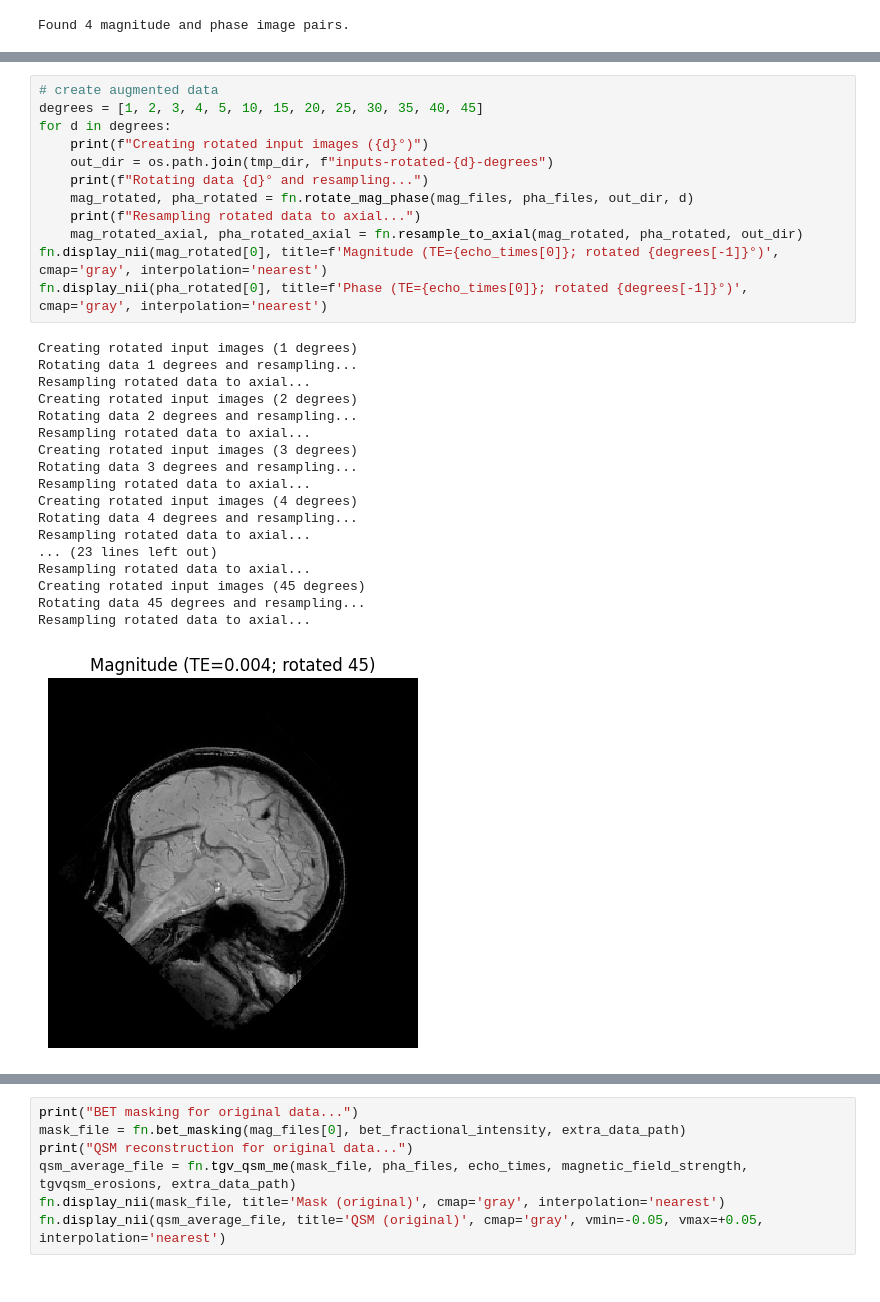
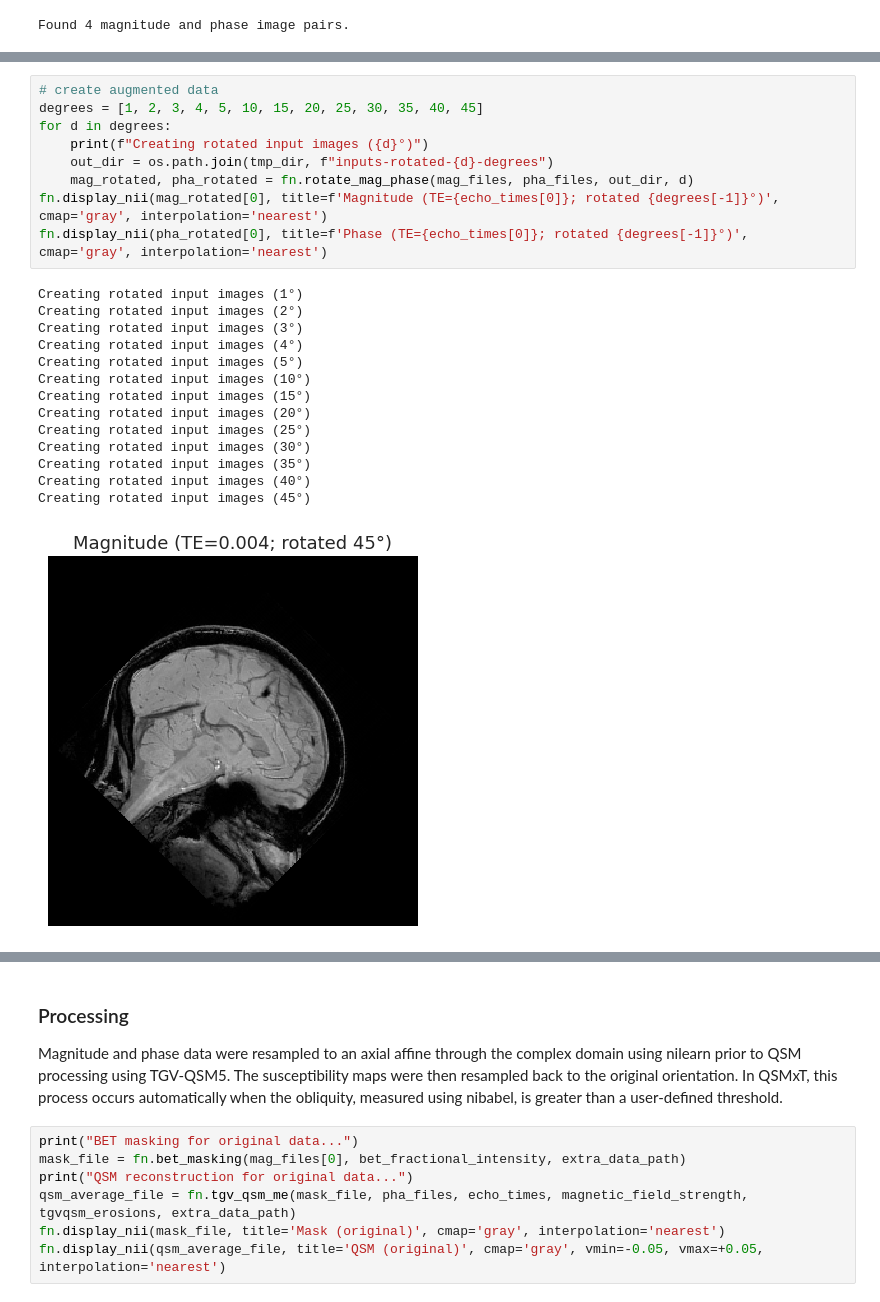
Before and after one commit to astewartau/2022-qsm-orientation-abstract, a Jupyter notebook: abstract-code.ipynb, the cells around one changed output, grey strips where cells are left out. Cells and saved outputs as stored; diff of their text form.

```diff
--- a/abstract-code.ipynb
+++ b/abstract-code.ipynb
@@ -41,31 +60,24 @@ fn.display_nii(pha_files[0], title=f'Phase (TE={echo_times[0]})', cmap='gray', i
 # %%
 # create augmented data
 degrees = [1, 2, 3, 4, 5, 10, 15, 20, 25, 30, 35, 40, 45]
 for d in degrees:
     print(f"Creating rotated input images ({d}°)")
     out_dir = os.path.join(tmp_dir, f"inputs-rotated-{d}-degrees")
-    print(f"Rotating data {d}° and resampling...")
     mag_rotated, pha_rotated = fn.rotate_mag_phase(mag_files, pha_files, out_dir, d)
-    print(f"Resampling rotated data to axial...")
-    mag_rotated_axial, pha_rotated_axial = fn.resample_to_axial(mag_rotated, pha_rotated, out_dir)
 fn.display_nii(mag_rotated[0], title=f'Magnitude (TE={echo_times[0]}; rotated {degrees[-1]}°)', cmap='gray', interpolation='nearest')
 fn.display_nii(pha_rotated[0], title=f'Phase (TE={echo_times[0]}; rotated {degrees[-1]}°)', cmap='gray', interpolation='nearest')
 # %% [output]
-Creating rotated input images (1 degrees)
-Rotating data 1 degrees and resampling...
-Resampling rotated data to axial...
-Creating rotated input images (2 degrees)
-Rotating data 2 degrees and resampling...
-Resampling rotated data to axial...
-Creating rotated input images (3 degrees)
-Rotating data 3 degrees and resampling...
-Resampling rotated data to axial...
-Creating rotated input images (4 degrees)
-Rotating data 4 degrees and resampling...
-Resampling rotated data to axial...
-... (23 lines left out)
-Resampling rotated data to axial...
-Creating rotated input images (45 degrees)
-Rotating data 45 degrees and resampling...
-Resampling rotated data to axial...
+Creating rotated input images (1°)
+Creating rotated input images (2°)
+Creating rotated input images (3°)
+Creating rotated input images (4°)
+Creating rotated input images (5°)
+Creating rotated input images (10°)
+Creating rotated input images (15°)
+Creating rotated input images (20°)
+Creating rotated input images (25°)
+Creating rotated input images (30°)
+Creating rotated input images (35°)
+Creating rotated input images (40°)
+Creating rotated input images (45°)
-[figure, old version]
+[figure, new version]
@@ -73,3 +85,7 @@ Resampling rotated data to axial...
+# %% [markdown]
+### Processing
+
+Magnitude and phase data were resampled to an axial affine through the complex domain using nilearn prior to QSM processing using TGV-QSM5. The susceptibility maps were then resampled back to the original orientation. In QSMxT, this process occurs automatically when the obliquity, measured using nibabel, is greater than a user-defined threshold.
 # %%
 print("BET masking for original data...")
 mask_file = fn.bet_masking(mag_files[0], bet_fractional_intensity, extra_data_path)
```
Also changed, not shown: parts of 11 cells of this notebook.
